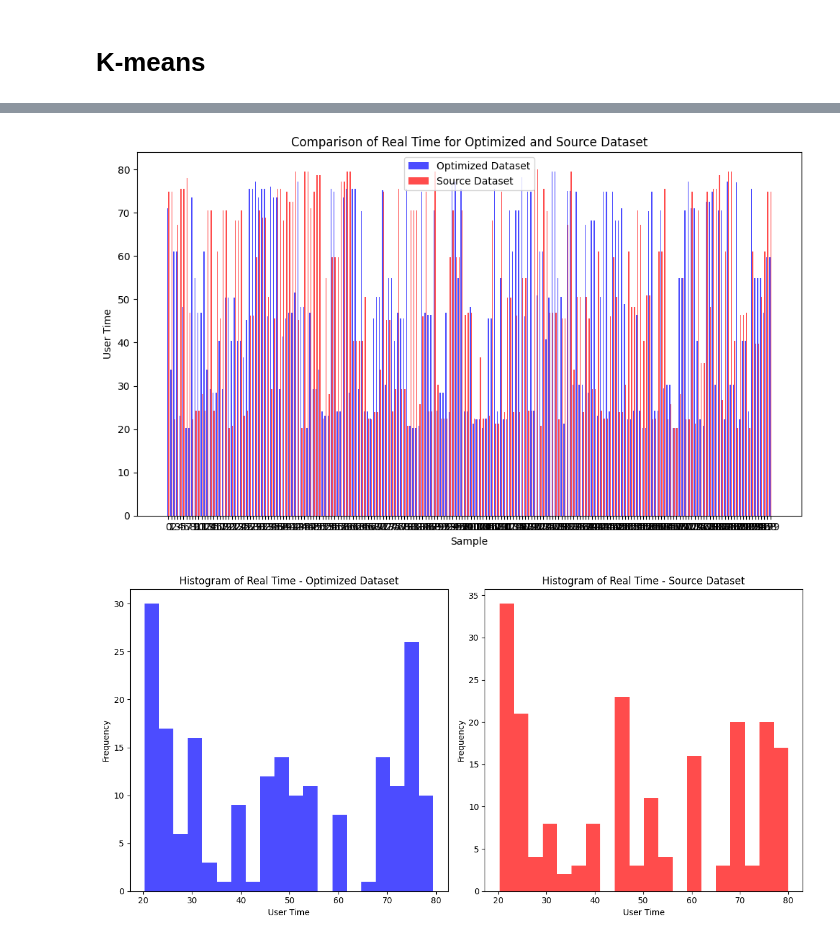
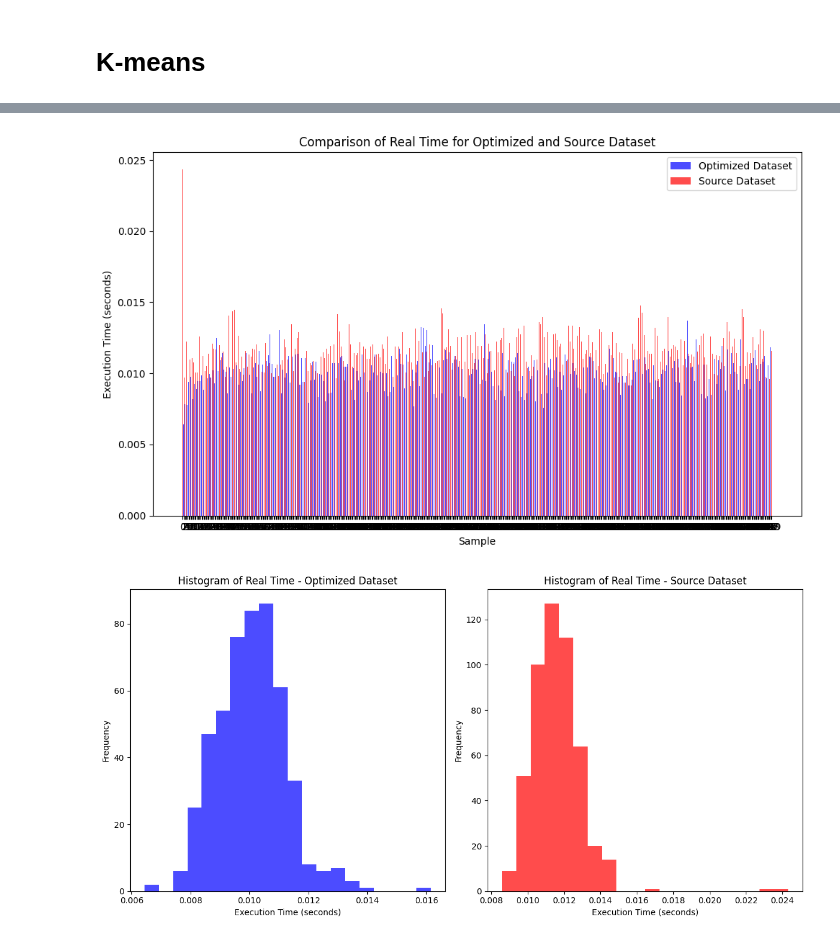
Before and after one commit to HR-Fahim/Enhanced-IR-Code-for-Compilation-Efficiency-with-LLVM-Clang, a Jupyter notebook: IR Code Analysis/IR Code Optimization Log Comparison.ipynb, the cells around one changed output, grey strips where cells are left out. Saved outputs shown, nothing was run; the diff lists cells and outputs as text; code cells hidden in the pictures.

```diff
--- a/IR Code Analysis/IR Code Optimization Log Comparison.ipynb
+++ b/IR Code Analysis/IR Code Optimization Log Comparison.ipynb
@@ -5,11 +61,11 @@ import pandas as pd
 import matplotlib.pyplot as plt
 
 # Load the first dataset
-optimized_dataset = pd.read_csv("/mnt/c/Users/Asus/Desktop/CSE425/Project/Enhanced-IR-Code-for-Compilation-Efficiency-with-LLVM-Clang/K-means/optimized/optimized_time_log.csv")
+optimized_dataset = pd.read_csv("/mnt/c/Users/Asus/Desktop/CSE425/Project/Enhanced-IR-Code-for-Compilation-Efficiency-with-LLVM-Clang/K-means/optimized/execution_times.csv")
 dataset1 = optimized_dataset  # Create a copy of the original dataset
 
 # Load the second dataset
-source_dataset = pd.read_csv("/mnt/c/Users/Asus/Desktop/CSE425/Project/Enhanced-IR-Code-for-Compilation-Efficiency-with-LLVM-Clang/K-means/source/source_time_log.csv")
+source_dataset = pd.read_csv("/mnt/c/Users/Asus/Desktop/CSE425/Project/Enhanced-IR-Code-for-Compilation-Efficiency-with-LLVM-Clang/K-means/source/execution_times.csv")
 dataset2 = source_dataset  # Create a copy of the original dataset
 
 # Assuming both datasets have columns "Real Time," "User Time," and "Sys Time"
@@ -17,39 +73,39 @@ dataset2 = source_dataset  # Create a copy of the original dataset
 # Create a side-by-side bar chart for comparison
 plt.figure(figsize=(10, 6))
 
 # Bar width and positions for the two datasets
 bar_width = 0.35
 index = range(len(dataset1))
 
-plt.bar(index, dataset1['User Time'], bar_width, label='Optimized Dataset', color='blue', alpha=0.7)
-plt.bar([i + bar_width for i in index], dataset2['User Time'], bar_width, label='Source Dataset', color='red', alpha=0.7)
+plt.bar(index, dataset1['Execution Time (seconds)'], bar_width, label='Optimized Dataset', color='blue', alpha=0.7)
+plt.bar([i + bar_width for i in index], dataset2['Execution Time (seconds)'], bar_width, label='Source Dataset', color='red', alpha=0.7)
 
 plt.xlabel('Sample')
-plt.ylabel('User Time')
+plt.ylabel('Execution Time (seconds)')
 plt.title('Comparison of Real Time for Optimized and Source Dataset')
 plt.xticks([i + bar_width/2 for i in index], index)
 plt.legend()
 plt.tight_layout()
 
 plt.show()
 
 # Create histograms for each dataset
 plt.figure(figsize=(12, 6))
 
 plt.subplot(1, 2, 1)
-plt.hist(dataset1['User Time'], bins=20, color='blue', alpha=0.7)
-plt.xlabel('User Time')
+plt.hist(dataset1['Execution Time (seconds)'], bins=20, color='blue', alpha=0.7)
+plt.xlabel('Execution Time (seconds)')
 plt.ylabel('Frequency')
 plt.title('Histogram of Real Time - Optimized Dataset')
 
 plt.subplot(1, 2, 2)
-plt.hist(dataset2['User Time'], bins=20, color='red', alpha=0.7)
-plt.xlabel('User Time')
+plt.hist(dataset2['Execution Time (seconds)'], bins=20, color='red', alpha=0.7)
+plt.xlabel('Execution Time (seconds)')
 plt.ylabel('Frequency')
 plt.title('Histogram of Real Time - Source Dataset')
 
 plt.tight_layout()
 plt.show()
 # %% [output]
-[figure, old version]
+[figure, new version]
-[figure, old version]
+[figure, new version]
```
Also changed, not shown: parts of 7 cells of this notebook, 25 other files.
